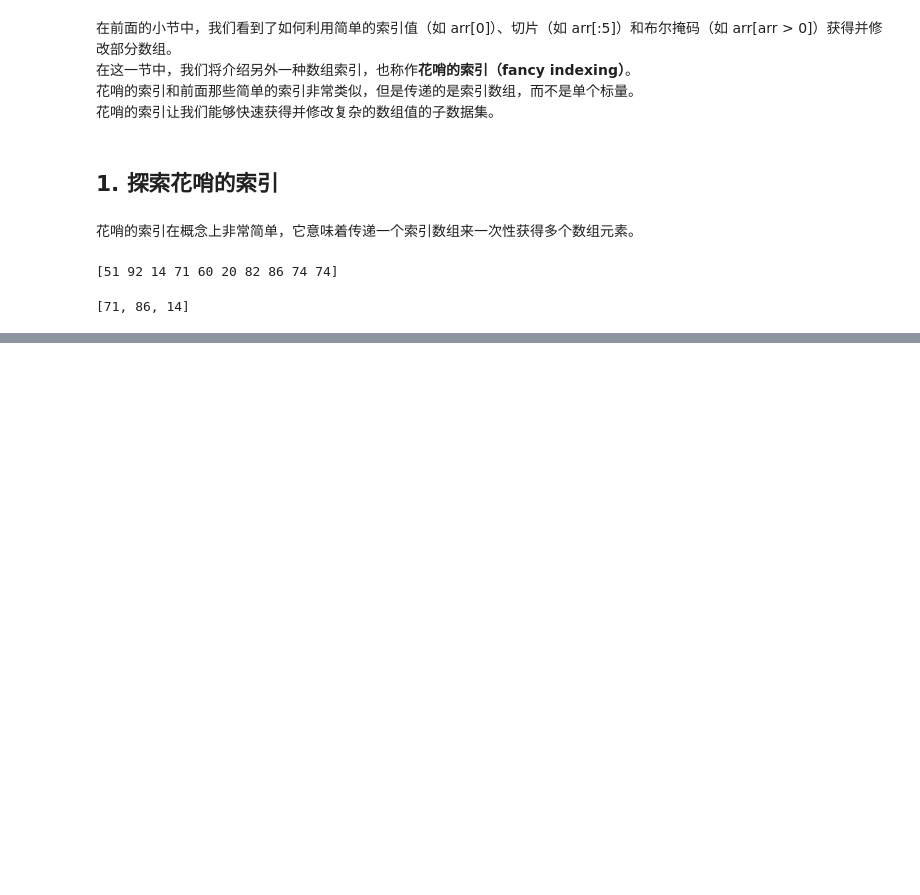
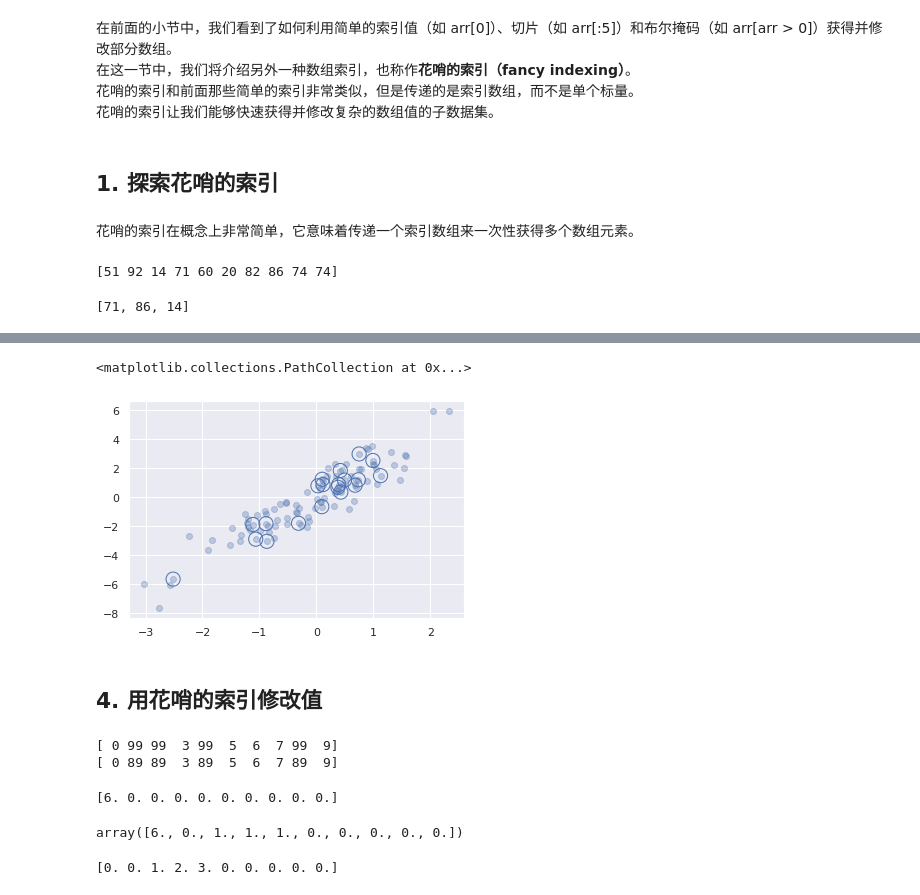
Before and after one commit to michaelbrucelin/HelloLanguage, a Jupyter notebook: Jupyter/Python/book_Python数据科学手册/01-NumPy入门/07-花哨的索引.ipynb, the cells around one changed output, grey strips where cells are left out. Drawn from its saved outputs; the diff is of its cells as text; code cells hidden in the pictures; blank space fills up the shorter version.

```diff
--- a/Jupyter/Python/book_Python数据科学手册/01-NumPy入门/07-花哨的索引.ipynb
+++ b/Jupyter/Python/book_Python数据科学手册/01-NumPy入门/07-花哨的索引.ipynb
@@ -24,0 +118,46 @@ print(x)
+# %%
+plt.scatter(X[:,0], X[:,1], alpha=0.3)
+plt.scatter(selection[:,0], selection[:,1], facecolor='none', edgecolor='b', s=200)
+
+# 这种方法通常用于快速分割数据，即需要分割训练 / 测试数据集以验证统计模型时，以及在解答统计问题时的抽样方法中使用。
+# %% [output]
+<matplotlib.collections.PathCollection at 0x...>
+[figure, added]
+# %% [markdown]
+## 4. 用花哨的索引修改值
+# %%
+x = np.arange(10)
+i = np.array([2, 1, 8, 4])
+
+x[i] = 99
+print(x)
+
+x[i] -= 10
+print(x)
+# %% [output]
+[ 0 99 99  3 99  5  6  7 99  9]
+[ 0 89 89  3 89  5  6  7 89  9]
+# %%
+x = np.zeros(10)
+x[[0,0]] = [4, 6]  # 操作中重复的索引会导致一些出乎意料的结果产生，这里 x[0] = 4 被 x[0] = 6覆盖
+print(x)
+# %% [output]
+[6. 0. 0. 0. 0. 0. 0. 0. 0. 0.]
+# %%
+i = [2, 3, 3, 4, 4, 4]
+x[i] += 1  # 执行操作可以理解为，并行计算，依次赋值，所以产生的效果是重复的赋值，而不是累加的效果
+x
+# 书中的解释：
+# 你可能期望 x[3] 的值为 2，x[4] 的值为 3，因为这是这些索引值重复的次数。但是为什么结果不同于我们的预想呢？
+# 从概念的角度理解，这是因为 x[i] += 1 是 x[i] = x[i] + 1 的简写。x[i] + 1 计算后，这个结果被赋值给了 x 相应的索引值。
+# 记住这个原理后，我们却发现数组并没有发生多次累加，而是发生了赋值，显然这不是我们希望的结果。
+# %% [output]
+array([6., 0., 1., 1., 1., 0., 0., 0., 0., 0.])
+# %%
+x = np.zeros(10)
+np.add.at(x, i, 1)  # 如果想要实现上面的的“伪”累加效果，可以这样实现
+print(x)
+
+# at() 函数在这里对给定的操作、给定的索引（这里是 i）以及给定的值（这里是 1）执行的是就地操作。另一个可以实现该功能的类似方法是通用函数中的 reduceat() 函数。
+# %% [output]
+[0. 0. 1. 2. 3. 0. 0. 0. 0. 0.]
```
Also changed, not shown: parts of 23 cells of this notebook, 1 other file.
